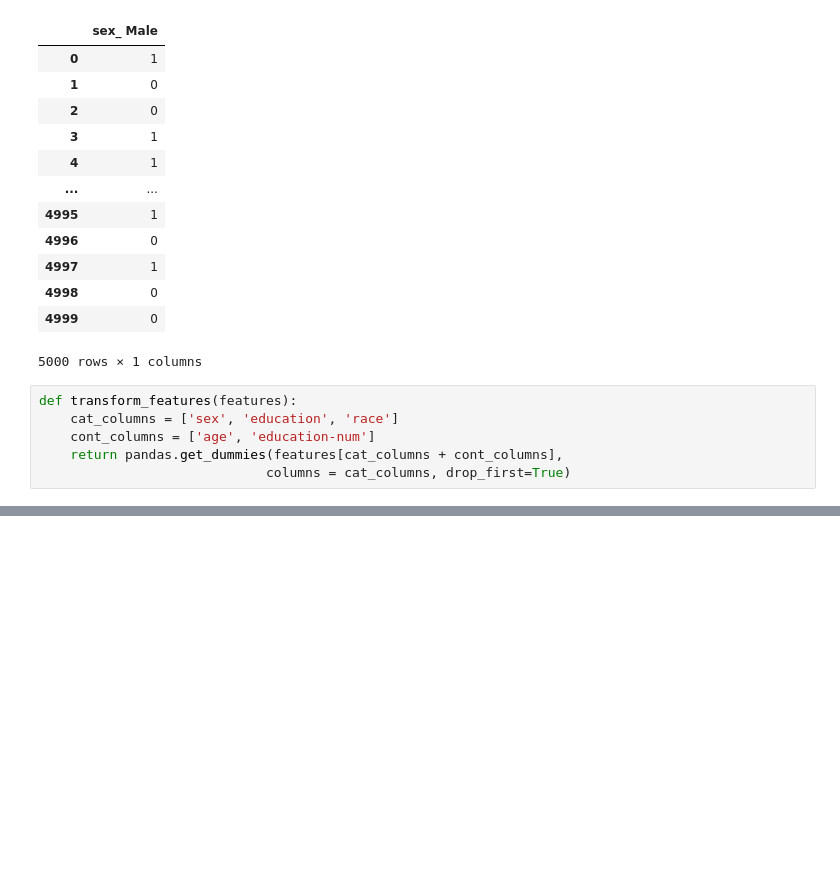
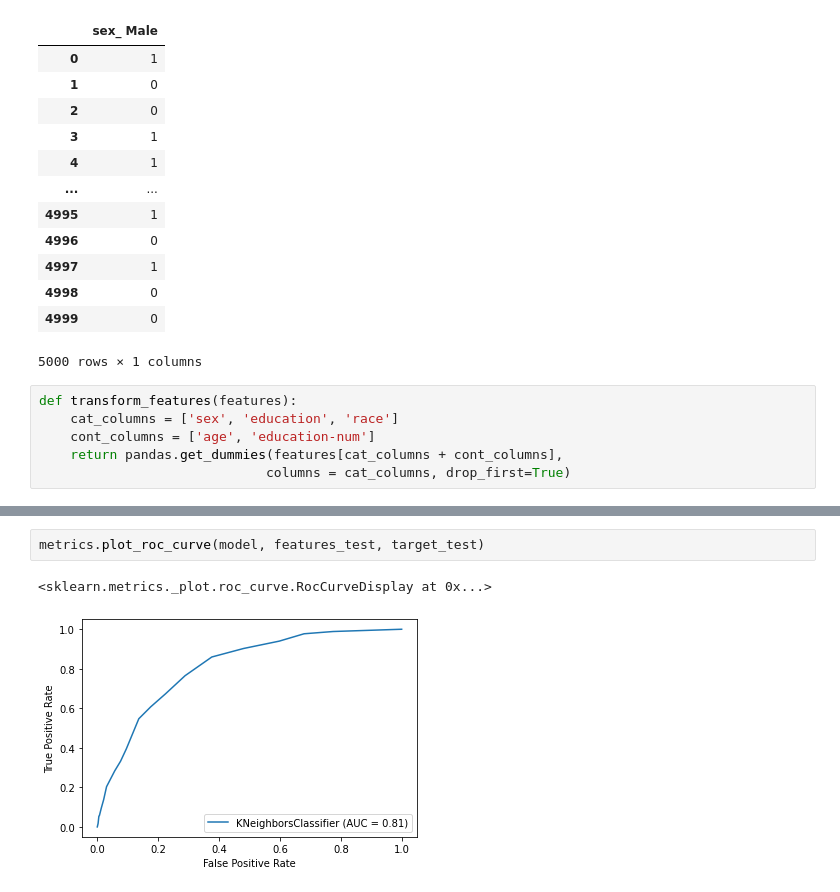
Before and after one commit to dhesse/IN-STK5000-Notebooks-2020, a Jupyter notebook: notebooks/Lecture 02.ipynb, the cells around one changed output, grey strips where cells are left out. Drawn from its saved outputs; the diff is of its cells as text; blank space fills up the shorter version.

```diff
--- a/notebooks/Lecture 02.ipynb
+++ b/notebooks/Lecture 02.ipynb
@@ -219,0 +266,5 @@ transfromed_features
+# %%
+metrics.plot_roc_curve(model, features_test, target_test)
+# %% [output]
+<sklearn.metrics._plot.roc_curve.RocCurveDisplay at 0x...>
+[figure, added]
```
Also changed, not shown: parts of 40 cells of this notebook.
